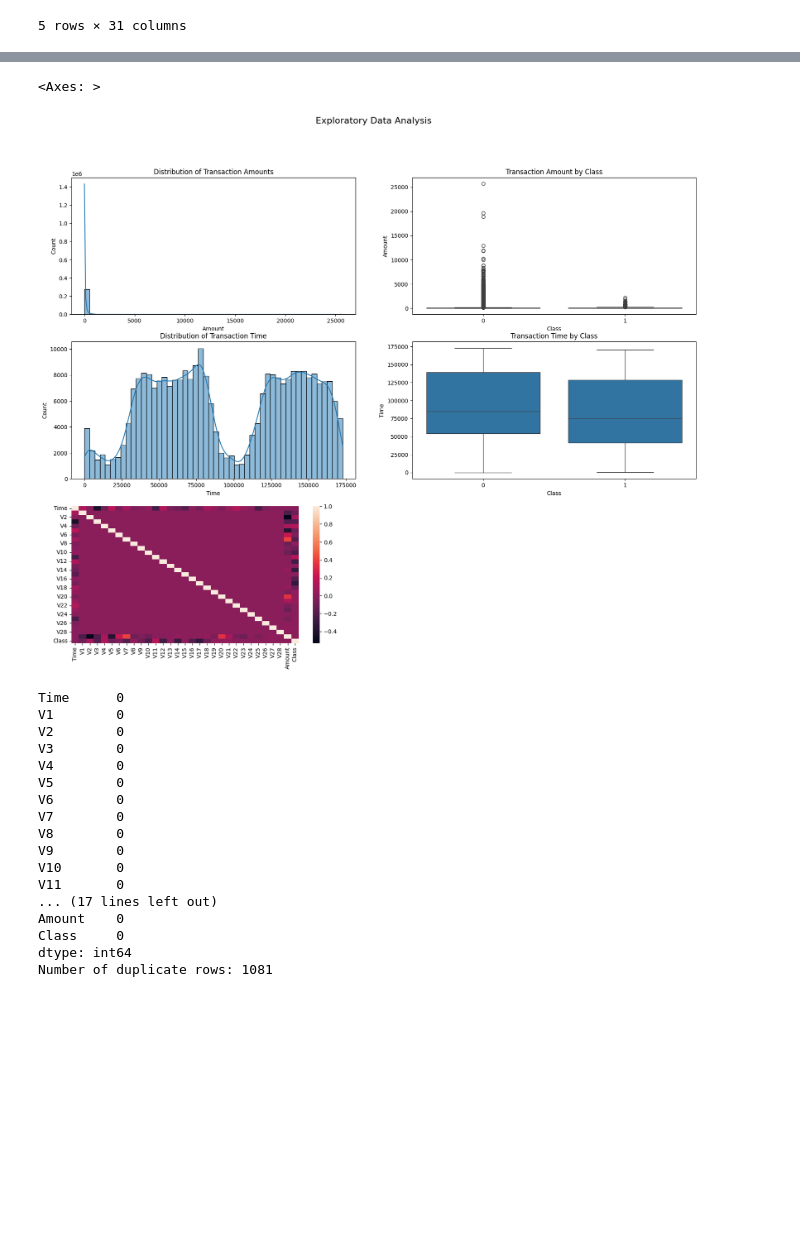
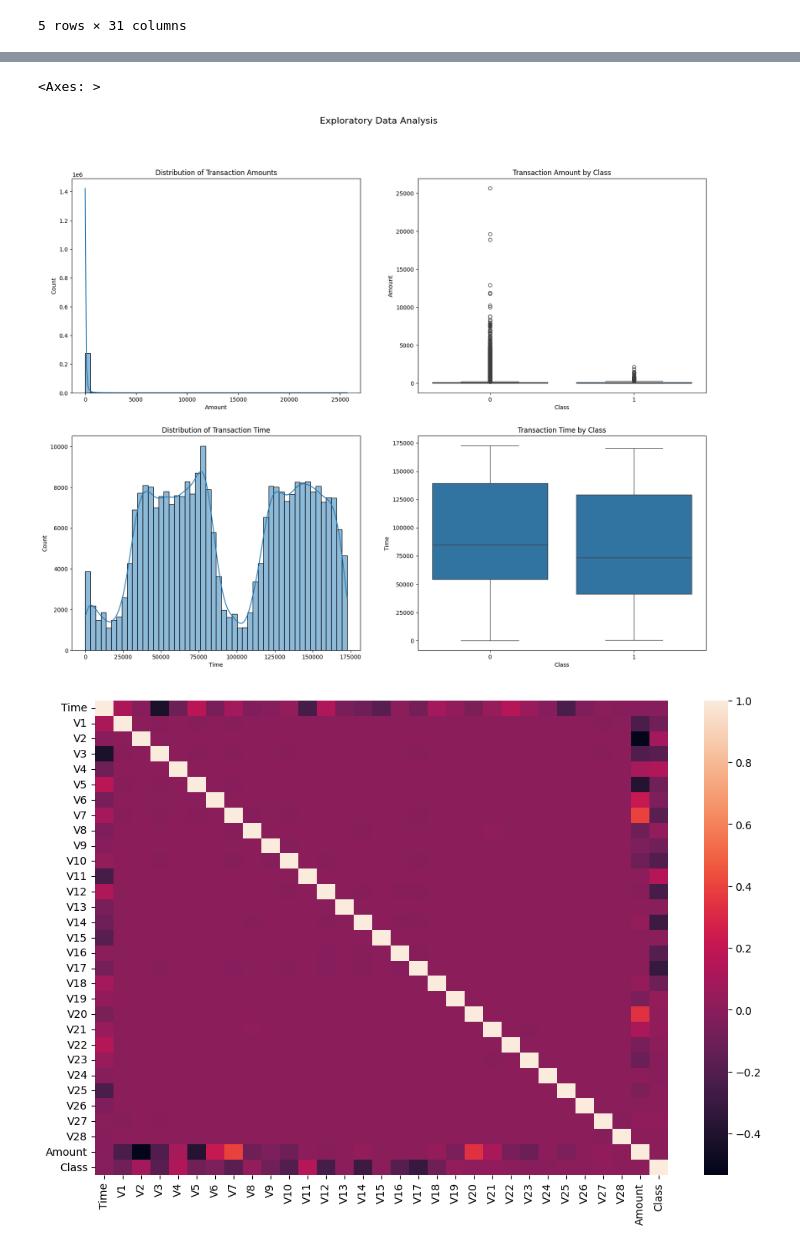
Before and after one commit to ikruL/CC_fraud_detection, a Jupyter notebook: notebooks/01_eda.ipynb, the cells around one changed output, grey strips where cells are left out. Cells and saved outputs as stored; diff of their text form; code cells hidden in the pictures; blank space fills up the shorter version.

```diff
--- a/notebooks/01_eda.ipynb
+++ b/notebooks/01_eda.ipynb
@@ -20,3 +61,6 @@ df.head()
+# %%
+#Drop duplicate rows
+df.drop_duplicates(inplace=True)
 # %%
 #Check for values in the 'Class' column
 print(df['Class'].value_counts())
@@ -25,27 +69,27 @@ plt.figure(figsize=(20,15))
 plt.suptitle('Exploratory Data Analysis', fontsize=16)
 
 #Visualize the distribution of the 'Amount' feature
-plt.subplot(3,2,1)
+plt.subplot(2,2,1)
 sns.histplot(df['Amount'], bins=50, kde=True)
 plt.title('Distribution of Transaction Amounts')
 
 #Visualize the relationship between 'Amount' and 'Class'
-plt.subplot(3,2,2)
+plt.subplot(2,2,2)
 sns.boxplot(x='Class', y='Amount', data=df)
 plt.title('Transaction Amount by Class')
 
 #Visualize the distribution of the 'Time' feature
-plt.subplot(3,2,3)
+plt.subplot(2,2,3)
 sns.histplot(df['Time'], bins=50, kde=True)
 plt.title('Distribution of Transaction Time')
 
 #Visualize the relationship between 'Time' and 'Class'
-plt.subplot(3,2,4)
+plt.subplot(2,2,4)
 sns.boxplot(x='Class', y='Time', data=df)
 plt.title('Transaction Time by Class')
 
 #Visualize the correlation between features
-plt.subplot(3,2,5)
+plt.figure(figsize=(12,8))
 sns.heatmap(df.corr(), annot=False)
 # %% [output]
 Class
@@ -54,27 +98,4 @@ Class
 Name: count, dtype: int64
 <Axes: >
-[figure, old version]
+[figure, new version]
+[figure, added]
-# %%
-#Check for missing values
-print(df.isnull().sum())
-
-#Check for duplicate rows
-print("Number of duplicate rows:", df.duplicated().sum())
-# %% [output]
-Time      0
-V1        0
-V2        0
-V3        0
-V4        0
-V5        0
-V6        0
-V7        0
-V8        0
-V9        0
-V10       0
-V11       0
-... (17 lines left out)
-Amount    0
-Class     0
-dtype: int64
-Number of duplicate rows: 1081
```
Also changed, not shown: parts of 6 cells of this notebook.
